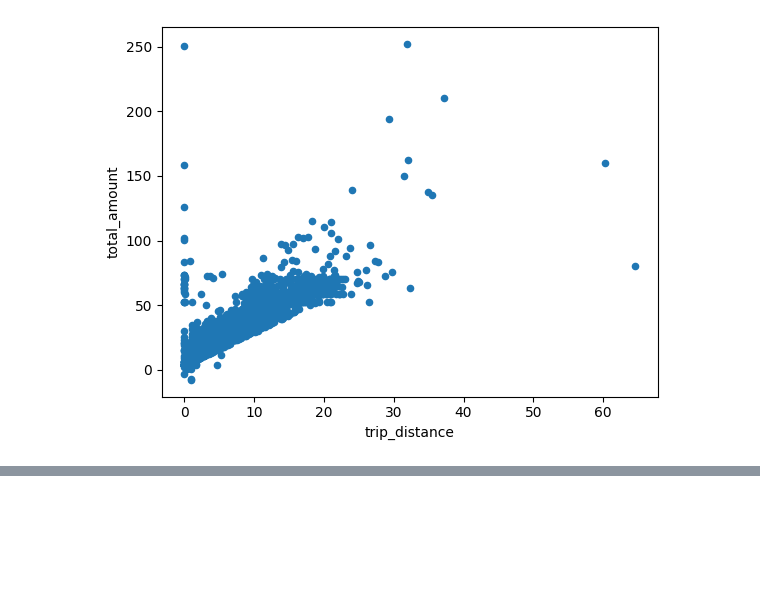
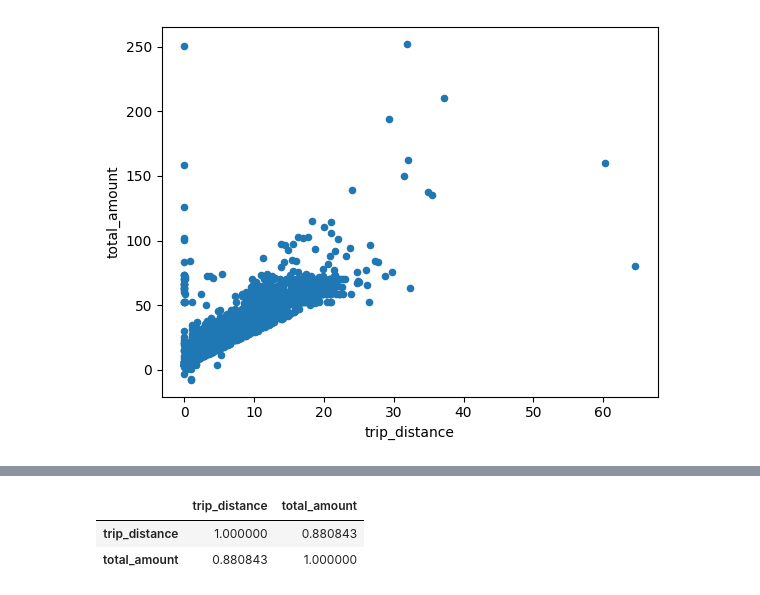
Before and after one commit to reuven/2025-08August-06-jupyter, a Jupyter notebook: IIBA - 2025-08August-06-jupyter.ipynb, the cells around one changed output, grey strips where cells are left out. Drawn from its saved outputs; the diff is of its cells as text; code cells hidden in the pictures; blank space fills up the shorter version.

```diff
--- a/IIBA - 2025-08August-06-jupyter.ipynb
+++ b/IIBA - 2025-08August-06-jupyter.ipynb
@@ -376,0 +387,6 @@ df.plot.scatter(x='trip_distance', y='total_amount')
+# %%
+df[['trip_distance', 'total_amount']].corr()
+# %% [output]
+|  | trip_distance | total_amount |
+| trip_distance | 1.000000 | 0.880843 |
+| total_amount | 0.880843 | 1.000000 |
```
Also changed, not shown: parts of 4 cells of this notebook.
